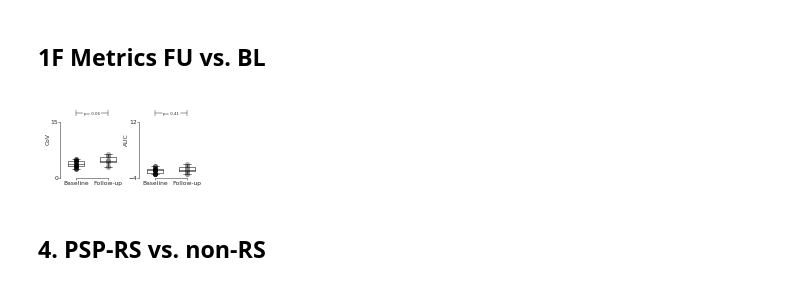
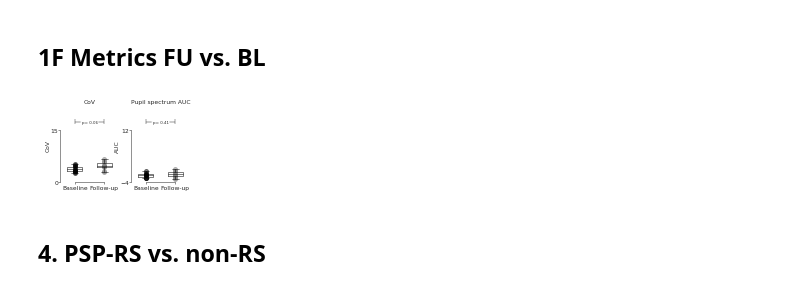
Before and after one commit to kenohagena/pspupil, a Jupyter notebook: notebooks/5_Figure1_V05.ipynb, the cells around one changed output. Drawn from its saved outputs; the diff is of its cells as text; code cells hidden in the pictures.

```diff
--- a/notebooks/5_Figure1_V05.ipynb
+++ b/notebooks/5_Figure1_V05.ipynb
@@ -63,7 +63,7 @@ slu.mkdir_p(join(edition, 'Figures'))
 out = join(edition, 'Figures', 'Figure_1_{}'.format(datetime.now().strftime("%Y-%m-%d")))
 slu.mkdir_p(out)
 # %%
-def subplot(j, ylabel, yticks, data):
+def subplot(j, ylabel, yticks, data, title=None):
     ylim, first, third, offset = show_p_statistic(yticks)
     p=data[0]
     i=data[1]
@@ -106,9 +106,10 @@ def subplot(j, ylabel, yticks, data):
     ax[j].vlines(2, ymin=third-offset, ymax=third+offset, lw=line_width_p)
     ax[j].plot((1, 2), (third, third), color='black', lw=line_width_p)
     ax[j].annotate(p_annot(ttest_ind(c,i)[1])[0], weight = p_annot(ttest_ind(c,i)[1])[1], xy=(1.5,third), fontsize=psize, ha='center', va='center', bbox=dict(boxstyle='round,pad=0.1', fc='white', alpha=1))
+    if title is not None:
+        ax[j].set_title(title)
 
-
-def subplot_2(j, ylabel, yticks, data, xticklabels=['BL', 'FU'], print_p=False):
+def subplot_2(j, ylabel, yticks, data, xticklabels=['BL', 'FU'], print_p=False, title=None):
     bl = data[0]
     fl = data [1]
     ylim, first, third, offset = show_p_statistic(yticks)
@@ -135,6 +136,8 @@ def subplot_2(j, ylabel, yticks, data, xticklabels=['BL', 'FU'], print_p=False):
     if print_p is True:
         print(ylabel, ttest)
     ax[j].annotate(p_annot(ttest[1])[0], weight = p_annot(ttest[1])[1], xy=(.5,third), fontsize=psize, ha='center', va='center', bbox=dict(boxstyle='round,pad=0.1', fc='white', alpha=1))
+    if title is not None:
+        ax[j].set_title(title)
 # %% [markdown]
 ## Figures for Manuscript V5
 - after Feedback, before submission
@@ -403,37 +404,37 @@ f.savefig(join(out 'PowerSpectra_FU.png'), dpi=600)
 ## data
 CoV = pd.read_hdf(join(edition, 'PowerFrequencies', 'CoV.hdf'), key='data')
 CoV.loc[:, 'CoV'] = CoV.loc[:, 'std'] / CoV.loc[:, 'mean'] *100
 CoV = CoV.loc[CoV.condition == 'bp_non_normalized'].groupby(['group', 'subject', 'session']).mean().reset_index()
 auc = pd.read_hdf(join(edition, 'PowerFrequencies', 'auc_bp_non_normalized.hdf'), key='data')
 psp_baseline_auc = auc.loc[(auc.group == 'PSP')&(auc.session == 'Baseline')]
 psp_followup_auc = auc.loc[(auc.group == 'PSP')&(auc.session == 'Followup')]
 fooov = pd.read_hdf(join(edition, 'SPECPARAMS', 'Specparams_2024-06-18.hdf'), key= 'data')
 subjects = dt.follow
 
 baseline_color='black'
 follow_color='grey'
 f, ax = plt.subplots(1, 2, figsize = (2/3*3.5, 2/3*2))
 
 
 # 5. CoV
 bl = CoV.loc[(CoV.group == 'PSP')&(CoV.session == 'Baseline')&CoV.subject.isin(subjects)].CoV.values
 fl = CoV.loc[(CoV.group == 'PSP')&(CoV.session == 'Followup')&CoV.subject.isin(subjects)].CoV.values
-subplot_2(j=0, yticks=[0, 15], ylabel = 'CoV', data = [bl, fl], xticklabels=['Baseline', 'Follow-up'])
+subplot_2(j=0, yticks=[0, 15], ylabel = 'CoV', data = [bl, fl], xticklabels=['Baseline', 'Follow-up'], title = 'CoV')
 
 
 # 6. AUC
 bl = psp_baseline_auc.loc[psp_baseline_auc.subject.isin(subjects)].auc.values
 fl=psp_followup_auc.loc[psp_followup_auc.subject.isin(subjects)].auc.values
-subplot_2(j=1, yticks=[-4, 12], ylabel = 'AUC', data = [bl, fl], xticklabels=['Baseline', 'Follow-up'])
+subplot_2(j=1, yticks=[-4, 12], ylabel = 'AUC', data = [bl, fl], xticklabels=['Baseline', 'Follow-up'], title='Pupil spectrum AUC')
 
 
 sns.despine(trim=True)
-f.tight_layout(pad=.5, w_pad=0)
+#f.tight_layout(pad=0, w_pad=0)
 
 
 f.savefig(join(out, 'Pupil_metrics_followup_fooov_reduced.png'),  dpi=600)
 # %% [output]
-[figure, old version]
+[figure, new version]
 # %% [markdown]
 ## 4. PSP-RS vs. non-RS
 # %% [markdown]
```
Also changed, not shown: parts of 14 cells of this notebook.
